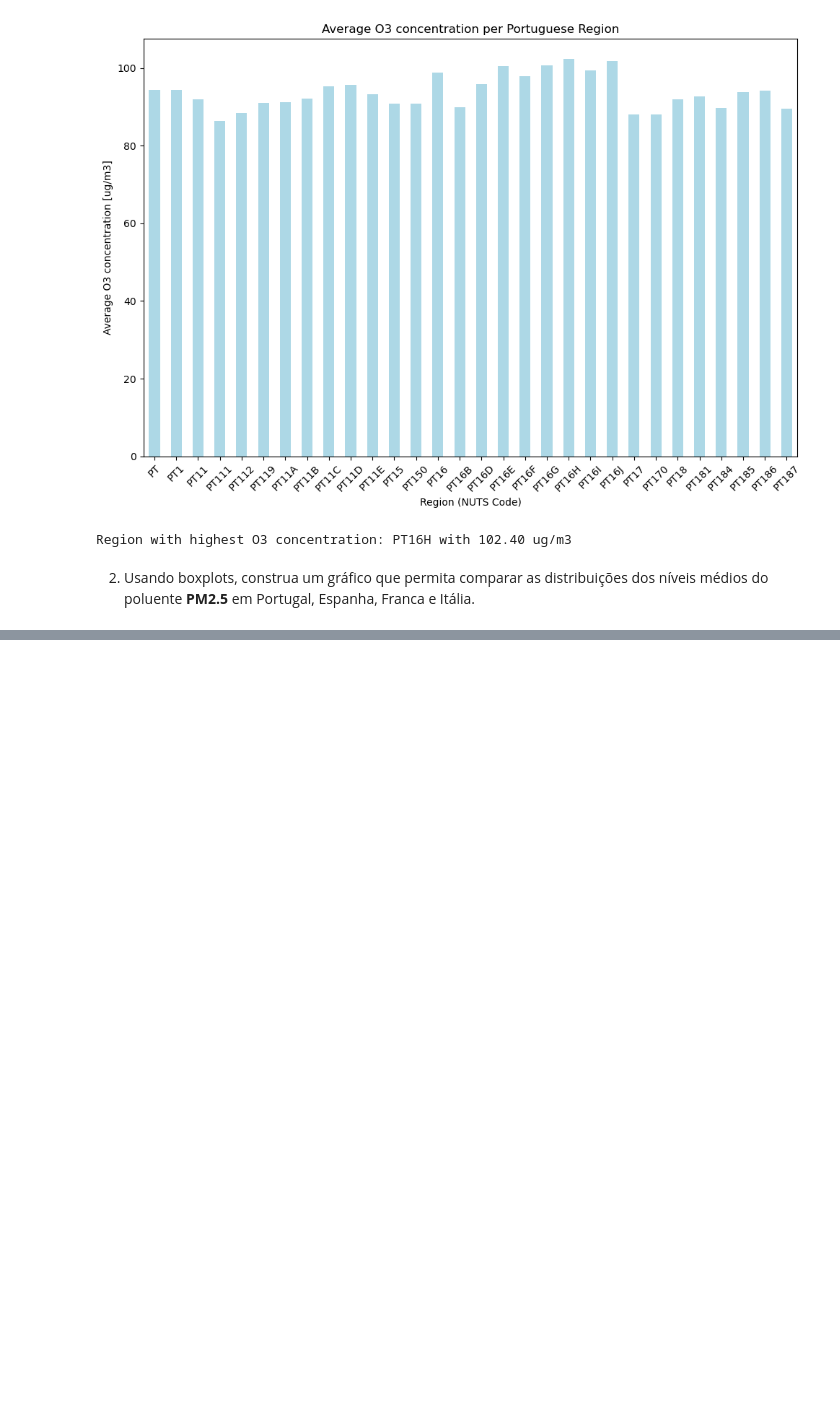
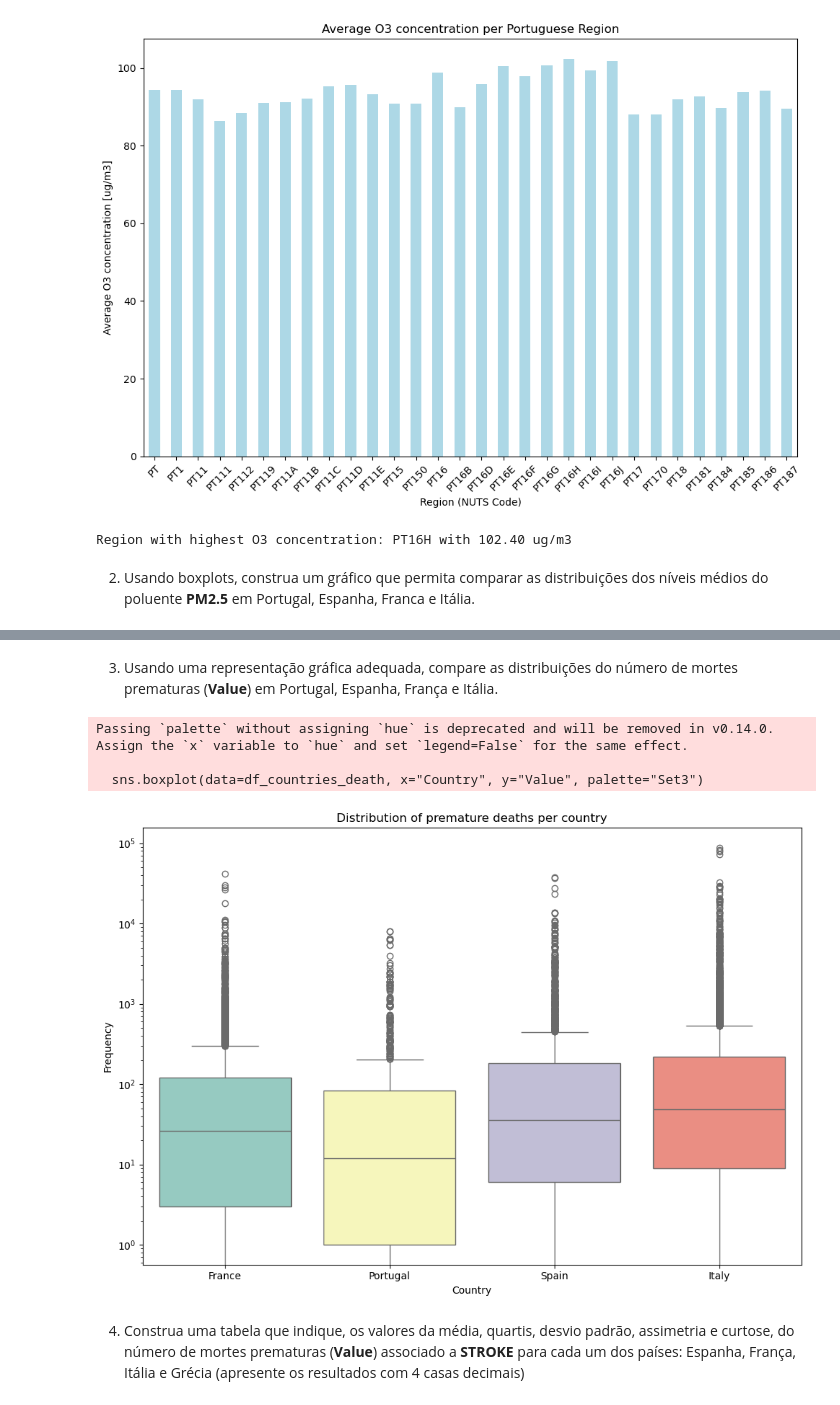
Before and after one commit to salva1211164/anadi-t1, a Jupyter notebook: trabalho.ipynb, the cells around one changed output, grey strips where cells are left out. Cells and saved outputs as stored; diff of their text form; code cells hidden in the pictures; blank space fills up the shorter version.

```diff
--- a/trabalho.ipynb
+++ b/trabalho.ipynb
@@ -78,0 +76,22 @@ Passing `palette` without assigning `hue` is deprecated and will be removed in v
+# %% [markdown]
+3. Usando uma representação gráfica adequada, compare as distribuições do número de mortes prematuras (__Value__) em Portugal, Espanha, França e Itália.
+# %%
+# Extract premature death data from the countries
+df_countries_death = df_europe[df_europe["Country"].isin(countries)]
+
+# Distribution plot
+plt.figure(figsize=(10, 7))
+sns.boxplot(data=df_countries_death, x="Country", y="Value", palette="Set3")
+plt.title("Distribution of premature deaths per country")
+plt.xlabel("Country")
+plt.ylabel("Frequency")
+plt.yscale("log")
+plt.tight_layout()
+plt.show()
+# %% [output]
+Passing `palette` without assigning `hue` is deprecated and will be removed in v0.14.0. Assign the `x` variable to `hue` and set `legend=False` for the same effect.
+
+  sns.boxplot(data=df_countries_death, x="Country", y="Value", palette="Set3")
+[figure, added]
+# %% [markdown]
+4. Construa uma tabela que indique, os valores da média, quartis, desvio padrão, assimetria e curtose, do número de mortes prematuras (__Value__) associado a __STROKE__ para cada um dos países: Espanha, França, Itália e Grécia (apresente os resultados com 4 casas decimais)
```
Also changed, not shown: parts of 4 cells of this notebook.
